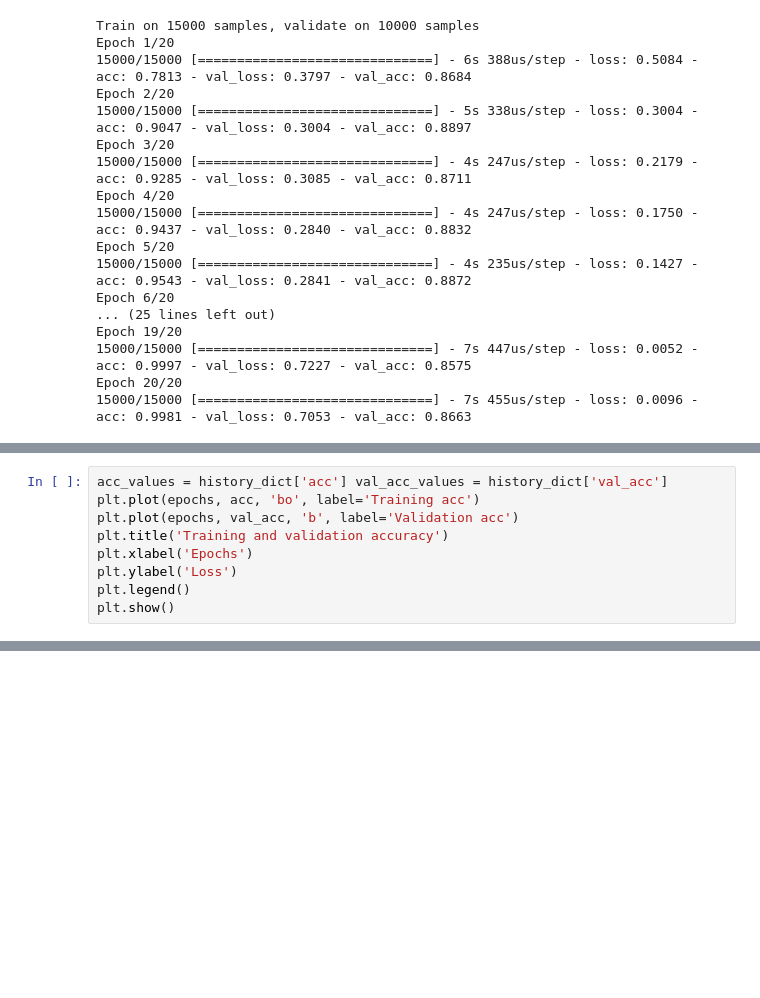
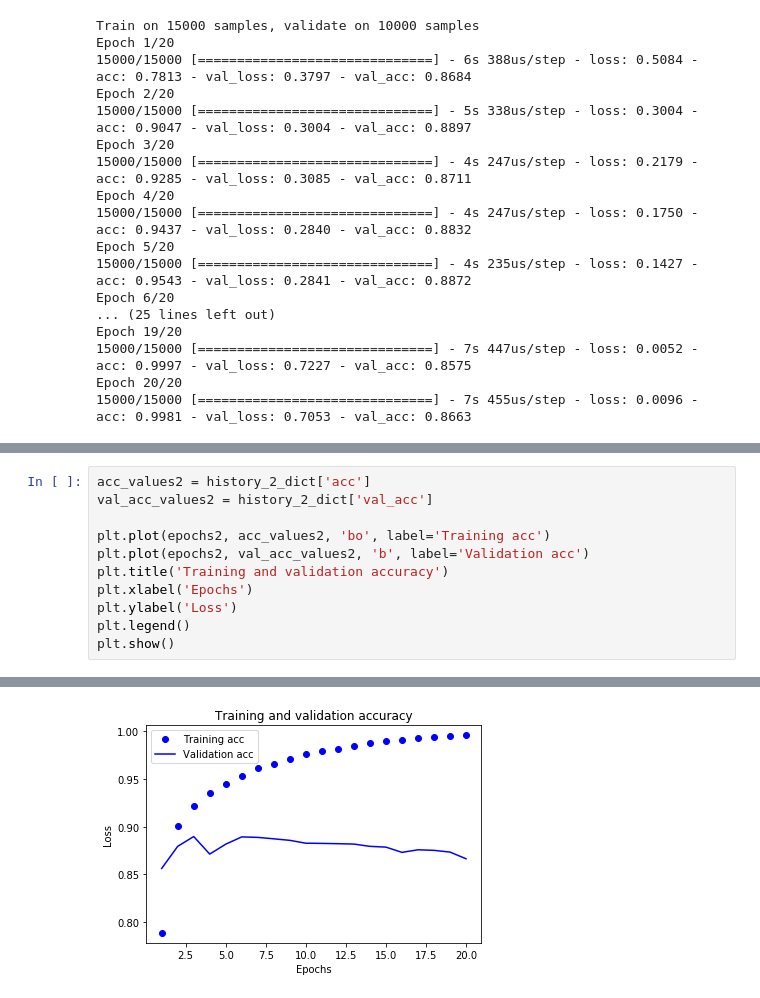
Before and after one commit to ianbenlolo/practice-NeuralNets, a Jupyter notebook: neuralnetsPracticeStuff.ipynb, the cells around one changed output, grey strips where cells are left out. Saved outputs shown, nothing was run; the diff lists cells and outputs as text; blank space fills up the shorter version.

```diff
--- a/neuralnetsPracticeStuff.ipynb
+++ b/neuralnetsPracticeStuff.ipynb
@@ -168,7 +289,9 @@ plt.show()
 # %%
-acc_values = history_dict['acc'] val_acc_values = history_dict['val_acc']
-plt.plot(epochs, acc, 'bo', label='Training acc')
-plt.plot(epochs, val_acc, 'b', label='Validation acc')
+acc_values2 = history_2_dict['acc']
+val_acc_values2 = history_2_dict['val_acc']
+
+plt.plot(epochs2, acc_values2, 'bo', label='Training acc')
+plt.plot(epochs2, val_acc_values2, 'b', label='Validation acc')
 plt.title('Training and validation accuracy')
 plt.xlabel('Epochs')
 plt.ylabel('Loss')
@@ -178,0 +301 @@ SyntaxError: invalid syntax (<ipython-input-13-e3331169327f>, line 1)
+[figure, added]
```
Also changed, not shown: parts of 7 cells of this notebook.
